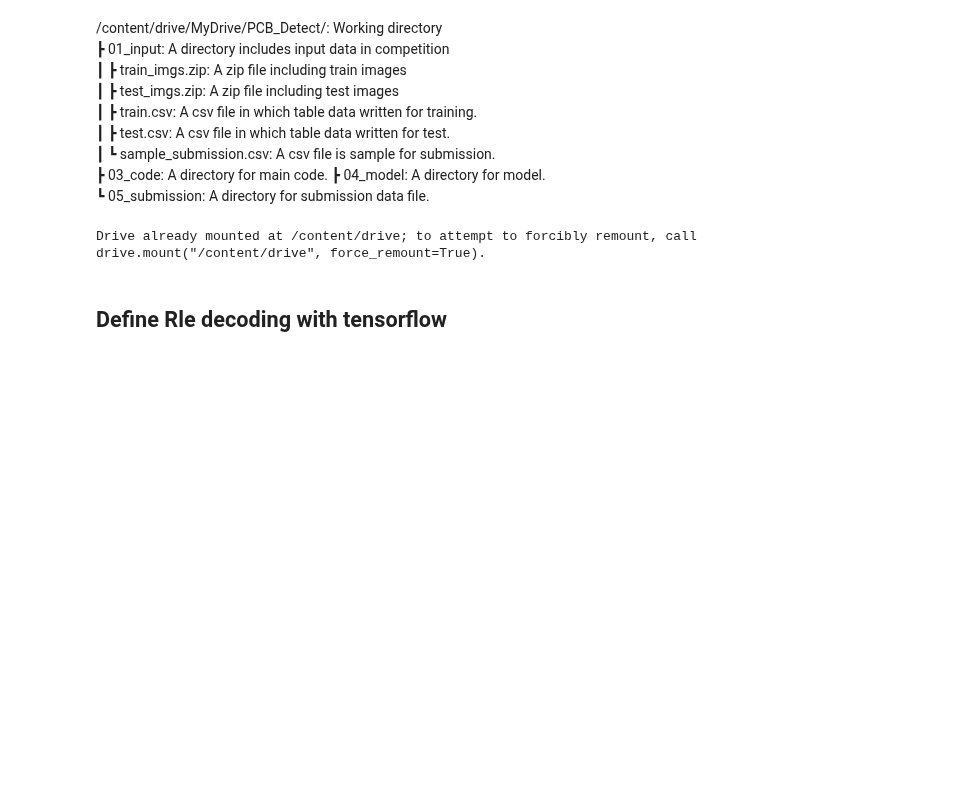
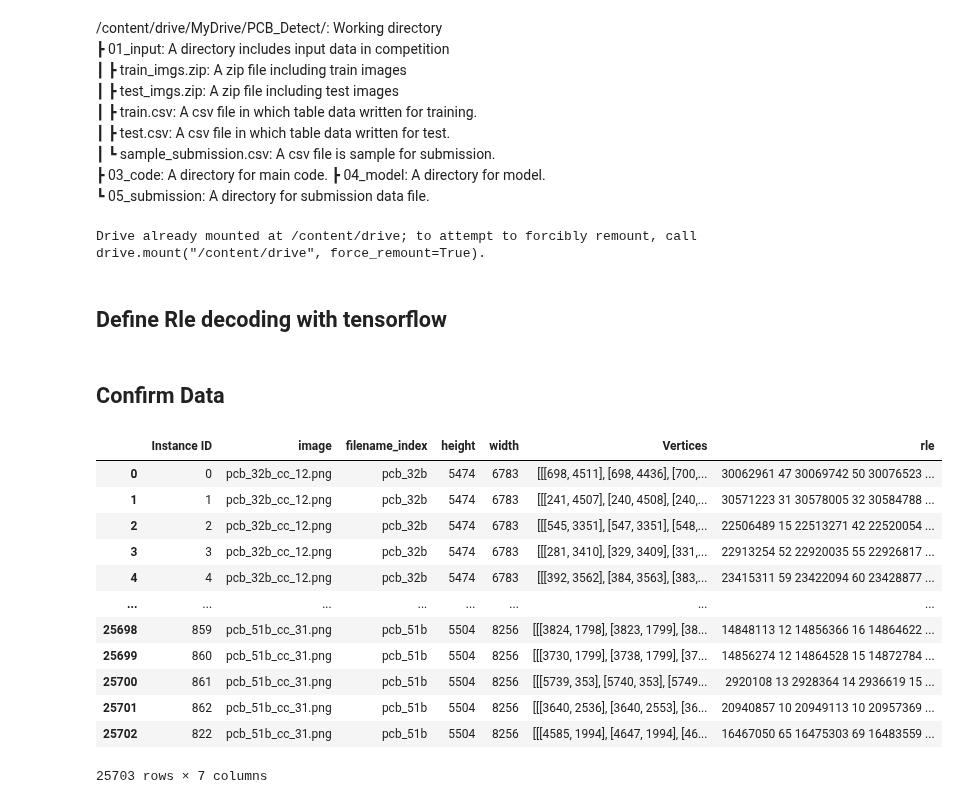
Before and after one commit to Mr-Kondo/_Inbox, a Jupyter notebook: main.ipynb, the cells around one changed output. Drawn from its saved outputs; the diff is of its cells as text; code cells hidden in the pictures; blank space fills up the shorter version.

```diff
--- a/main.ipynb
+++ b/main.ipynb
@@ -64,3 +64,23 @@ def rle_decode_tf(mask_rle, shape):
     mask_flat = tf.scatter_nd(tf.expand_dims(idx, 1), ones, [size])
     # Reshape into mask
     return tf.reshape(mask_flat, shape)
+# %% [markdown]
+## Confirm Data
+# %%
+import pandas as pd
+train = pd.read_csv(INPUT_DIR + "/train.csv")
+train
+# %% [output]
+|  | Instance ID | image | filename_index | height | width | Vertices | rle |
+| 0 | 0 | pcb_32b_cc_12.png | pcb_32b | 5474 | 6783 | [[[698, 4511], [698, 4436], [700,... | 30062961 47 30069742 50 30076523 ... |
+| 1 | 1 | pcb_32b_cc_12.png | pcb_32b | 5474 | 6783 | [[[241, 4507], [240, 4508], [240,... | 30571223 31 30578005 32 30584788 ... |
+| 2 | 2 | pcb_32b_cc_12.png | pcb_32b | 5474 | 6783 | [[[545, 3351], [547, 3351], [548,... | 22506489 15 22513271 42 22520054 ... |
+| 3 | 3 | pcb_32b_cc_12.png | pcb_32b | 5474 | 6783 | [[[281, 3410], [329, 3409], [331,... | 22913254 52 22920035 55 22926817 ... |
+| 4 | 4 | pcb_32b_cc_12.png | pcb_32b | 5474 | 6783 | [[[392, 3562], [384, 3563], [383,... | 23415311 59 23422094 60 23428877 ... |
+| ... | ... | ... | ... | ... | ... | ... | ... |
+| 25698 | 859 | pcb_51b_cc_31.png | pcb_51b | 5504 | 8256 | [[[3824, 1798], [3823, 1799], [38... | 14848113 12 14856366 16 14864622 ... |
+| 25699 | 860 | pcb_51b_cc_31.png | pcb_51b | 5504 | 8256 | [[[3730, 1799], [3738, 1799], [37... | 14856274 12 14864528 15 14872784 ... |
+| 25700 | 861 | pcb_51b_cc_31.png | pcb_51b | 5504 | 8256 | [[[5739, 353], [5740, 353], [5749... | 2920108 13 2928364 14 2936619 15 ... |
+| 25701 | 862 | pcb_51b_cc_31.png | pcb_51b | 5504 | 8256 | [[[3640, 2536], [3640, 2553], [36... | 20940857 10 20949113 10 20957369 ... |
+| 25702 | 822 | pcb_51b_cc_31.png | pcb_51b | 5504 | 8256 | [[[4585, 1994], [4647, 1994], [46... | 16467050 65 16475303 69 16483559 ... |
+25703 rows × 7 columns
```
Also changed, not shown: parts of 4 cells of this notebook.
